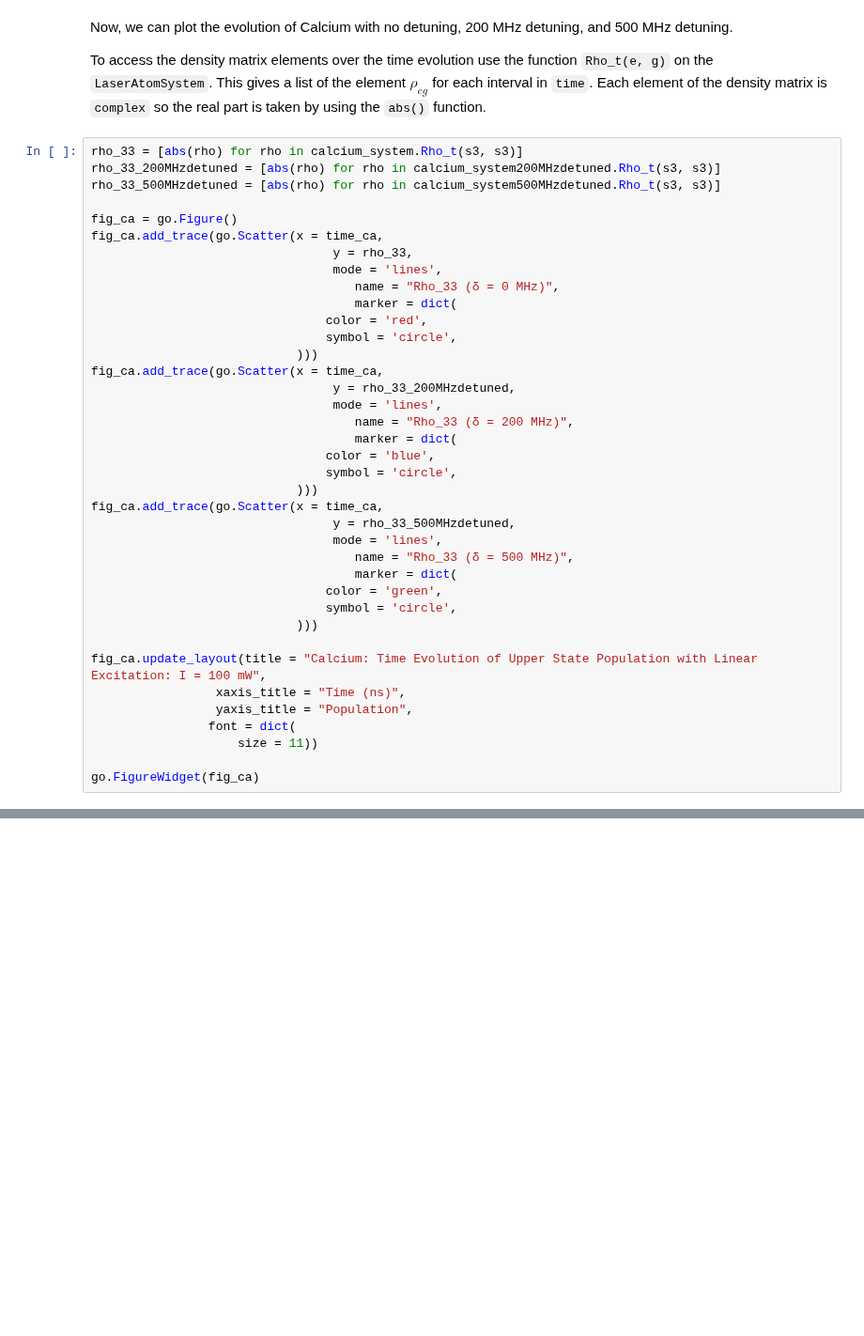
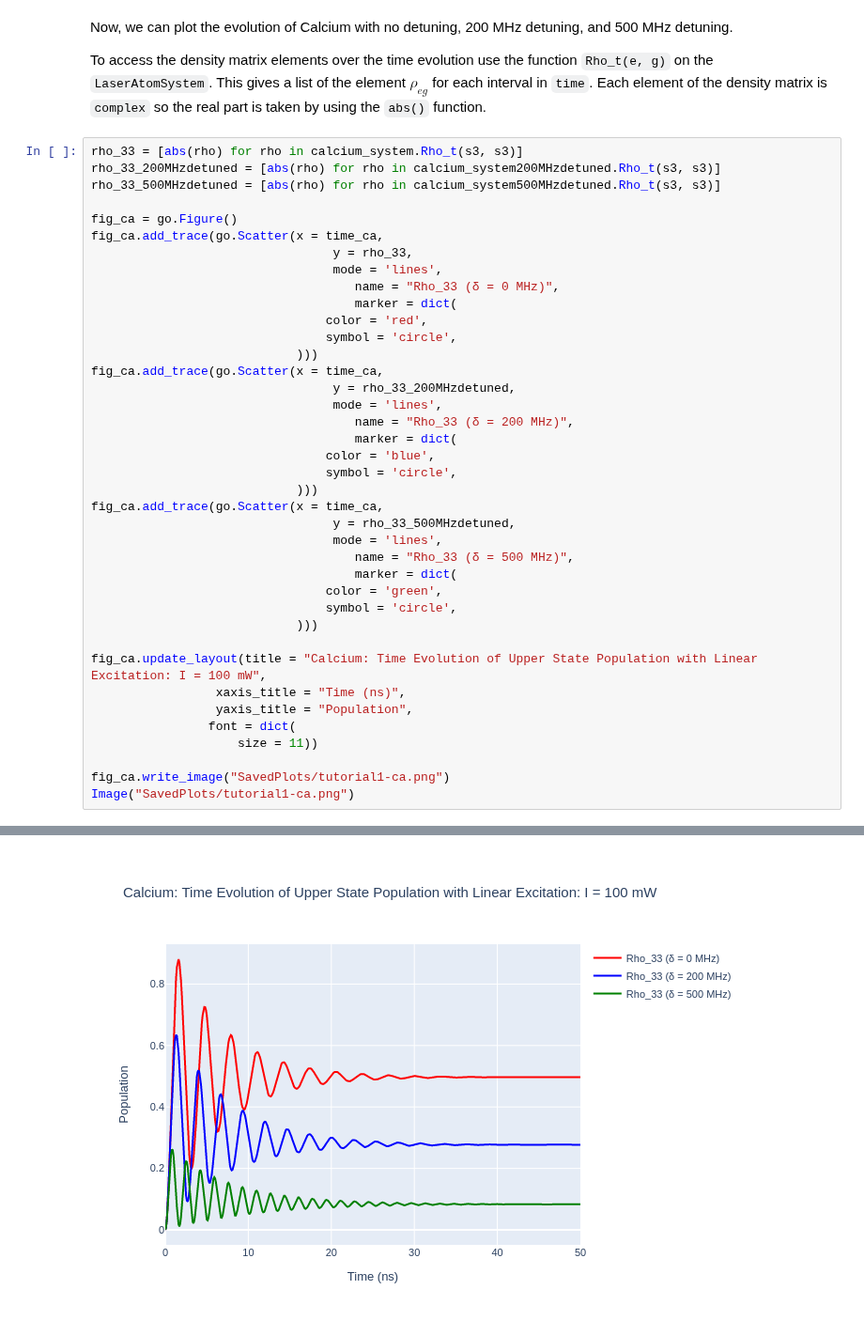
Before and after one commit to mvpmanish/LASED, a Jupyter notebook: docs/source/tutorials/Tutorial1-SimpleCalcium.ipynb, the cells around one changed output, grey strips where cells are left out. Shown at 94% size. Drawn from its saved outputs; the diff is of its cells as text; blank space fills up the shorter version.

Commit message:
Updated Tutorial2 and gettingstarted.rst

```diff
--- a/docs/source/tutorials/Tutorial1-SimpleCalcium.ipynb
+++ b/docs/source/tutorials/Tutorial1-SimpleCalcium.ipynb
@@ -174,5 +171,6 @@ fig_ca.update_layout(title = "Calcium: Time Evolution of Upper State Population
                 font = dict(
                     size = 11))
 
-go.FigureWidget(fig_ca)
+fig_ca.write_image("SavedPlots/tutorial1-ca.png")
+Image("SavedPlots/tutorial1-ca.png")
 # %% [output]
@@ -182,0 +177 @@ FigureWidget({
+[figure, added]
```
Also changed, not shown: parts of 2 cells of this notebook, 9 other files.
